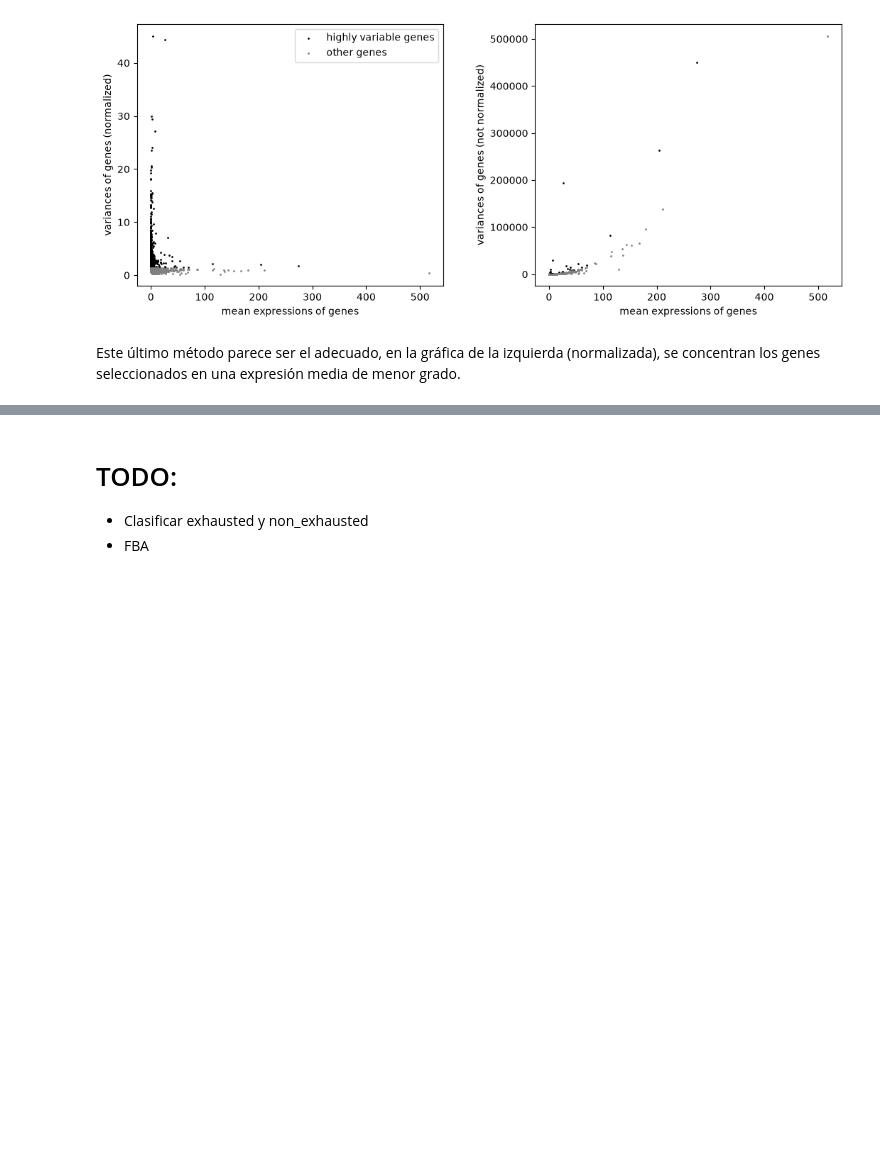
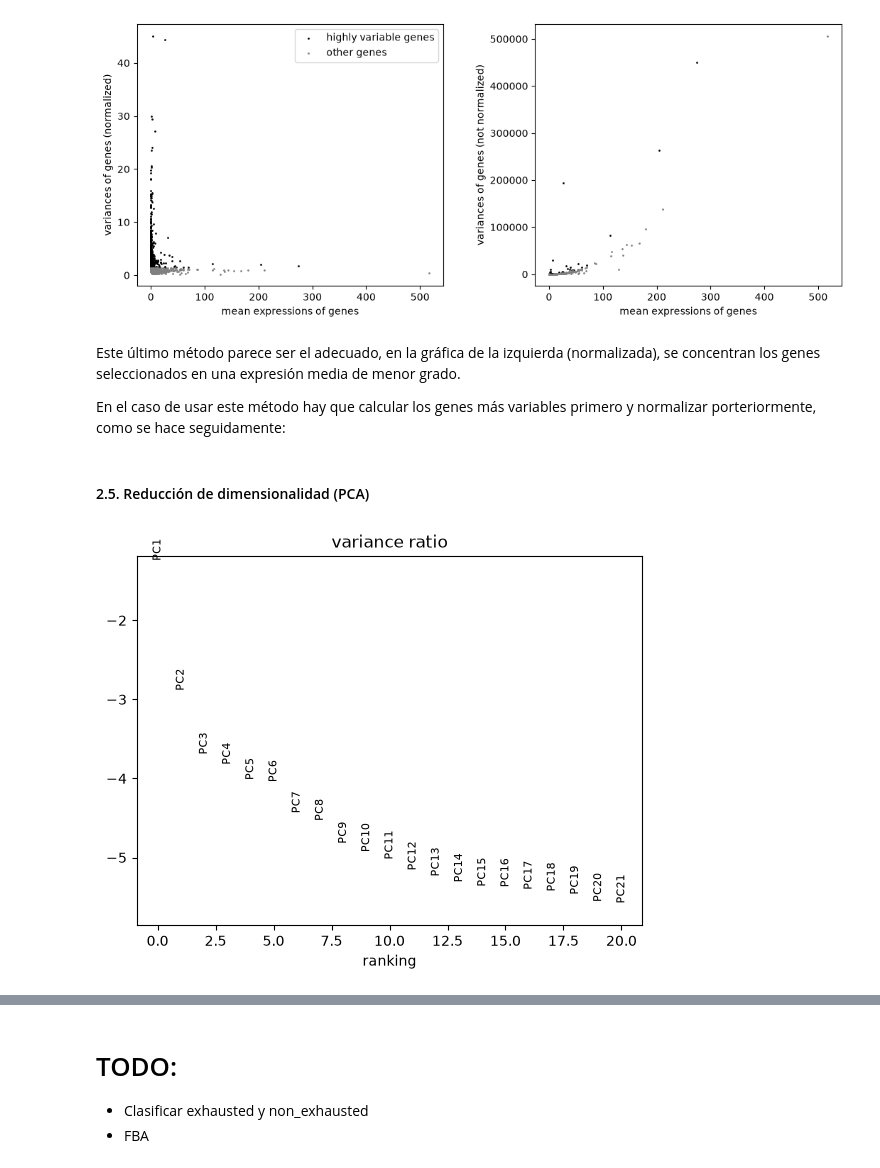
Before and after one commit to YeJhao/tfg, a Jupyter notebook: GSM5076749_HCC1.ipynb, the cells around one changed output, grey strips where cells are left out. Drawn from its saved outputs; the diff is of its cells as text; code cells hidden in the pictures; blank space fills up the shorter version.

```diff
--- a/GSM5076749_HCC1.ipynb
+++ b/GSM5076749_HCC1.ipynb
@@ -381,3 +383,15 @@ sc.pl.highly_variable_genes(hcc1_filtered)
 [figure]
 # %% [markdown]
 Este último método parece ser el adecuado, en la gráfica de la izquierda (normalizada), se concentran los genes seleccionados en una expresión media de menor grado.
+
+En el caso de usar este método hay que calcular los genes más variables primero y normalizar porteriormente, como se hace seguidamente:
+# %%
+hcc1_normalized = hcc1_filtered.copy()
+
+# Normalización (mediana del número total de cuentas)
+sc.pp.normalize_total(hcc1_normalized)
+
+# Transformación logarítmica
+sc.pp.log1p(hcc1_normalized)
+# %% [markdown]
+#### 2.5. Reducción de dimensionalidad (PCA)
@@ -383,0 +403,4 @@ Este último método parece ser el adecuado, en la gráfica de la izquierda (nor
+# %%
+sc.pl.pca_variance_ratio(hcc1_normalized, n_pcs=20, log=True)   # Dibujar 20 componentes
+# %% [output]
+[figure, added]
```
Also changed, not shown: parts of 42 cells of this notebook, 19 other files.
